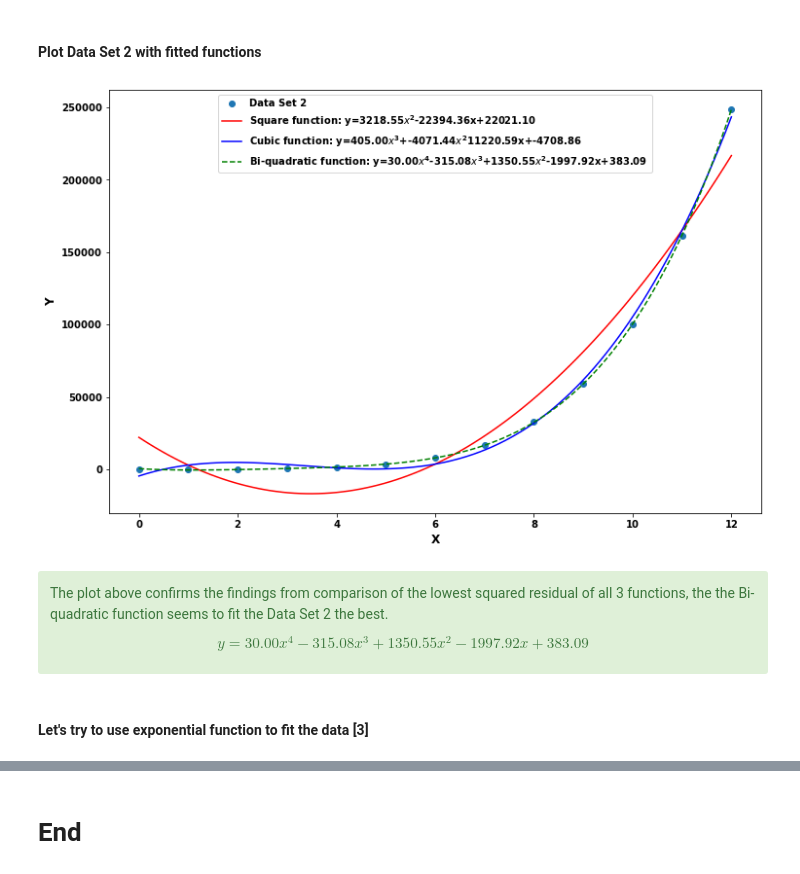
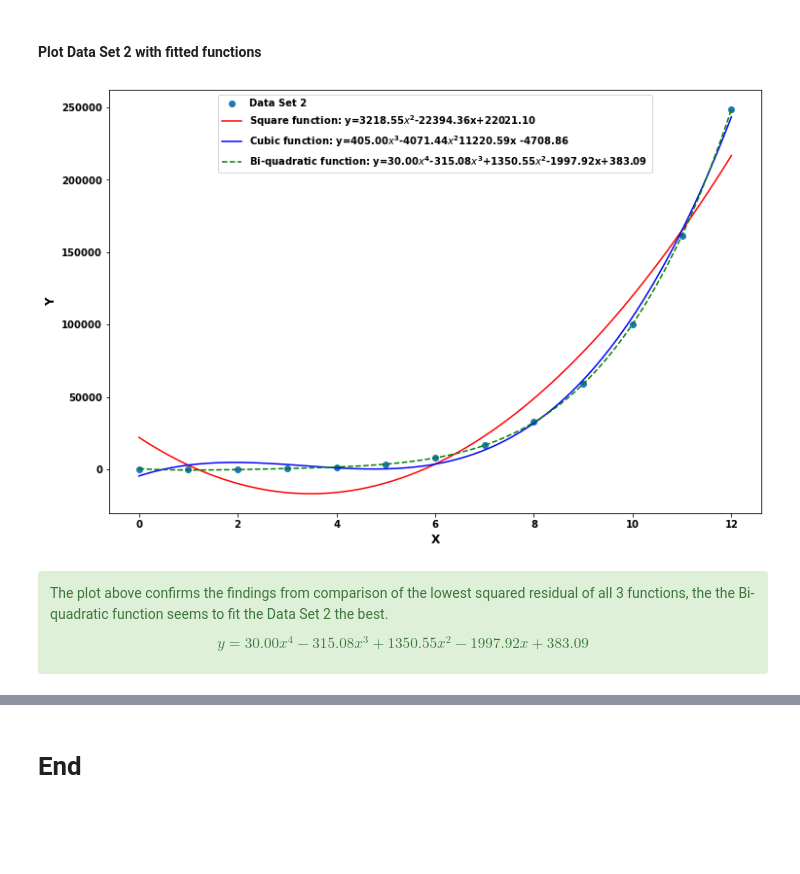
Before and after one commit to przemekbil/ML_and_stats, a Jupyter notebook: Assessments/Topic 3 - Parameters.ipynb, the cells around one changed output, grey strips where cells are left out. Drawn from its saved outputs; the diff is of its cells as text; code cells hidden in the pictures; blank space fills up the shorter version.

Commit message:
Exponential fit removed from Topic 3

```diff
--- a/Assessments/Topic 3 - Parameters.ipynb
+++ b/Assessments/Topic 3 - Parameters.ipynb
@@ -237,39 +228,37 @@ fig, ax = plt.subplots(figsize=(12,8))
 # create x values for plot
 x = np.linspace(min(x2), max(x2), 100)
 
 
 # Set the X axis label
 plt.xlabel('X', fontsize=12)
 # Set the Y axis label
 plt.ylabel('Y', fontsize=12)
 
 
 # Plot Data Set 1 points:
 ax.scatter(x2, y2, label="Data Set 2");
 
 # Plot cubic function fit for Data Set 1:
 ax.plot(x, np.polyval(params2[0], x), 'r-',
         label='Square function: y={:.2f}$x^2${:.2f}x+{:.2f}'.format(*params2[0])
        );
 
 # Plot cubic function fit for Data Set 1:
 ax.plot(x, np.polyval(params3[0], x), 'b-',
-        label='Cubic function: y={:.2f}$x^3$+{:.2f}$x^2${:.2f}x+{:.2f}'.format(*params3[0])
+        label='Cubic function: y={:.2f}$x^3${:.2f}$x^2${:.2f}x {:.2f}'.format(*params3[0])
        );
 
 # Plot bi-quadratic function fit for Data Set 1:
 ax.plot(x, np.polyval(params4[0], x), 'g--',
         label='Bi-quadratic function: y={:.2f}$x^4${:.2f}$x^3$+{:.2f}$x^2${:.2f}x+{:.2f}'.format(*params4[0])
        );
 
 # Add the legend
 plt.legend(loc='upper center');
 # %% [output]
-[figure, old version]
+[figure, new version]
 # %% [markdown]
 <div class="alert alert-block alert-success">
 The plot above confirms the findings from comparison of the lowest squared residual of all 3 functions, the the Bi-quadratic function seems to fit the Data Set 2 the best.
     $$ y=30.00x^4 - 315.08x^3 + 1350.55x^2 - 1997.92x + 383.09$$
 </div>
-# %% [markdown]
-#### Let's try to use exponential function to fit the data [3]
```
Also changed, not shown: parts of 5 cells of this notebook.
